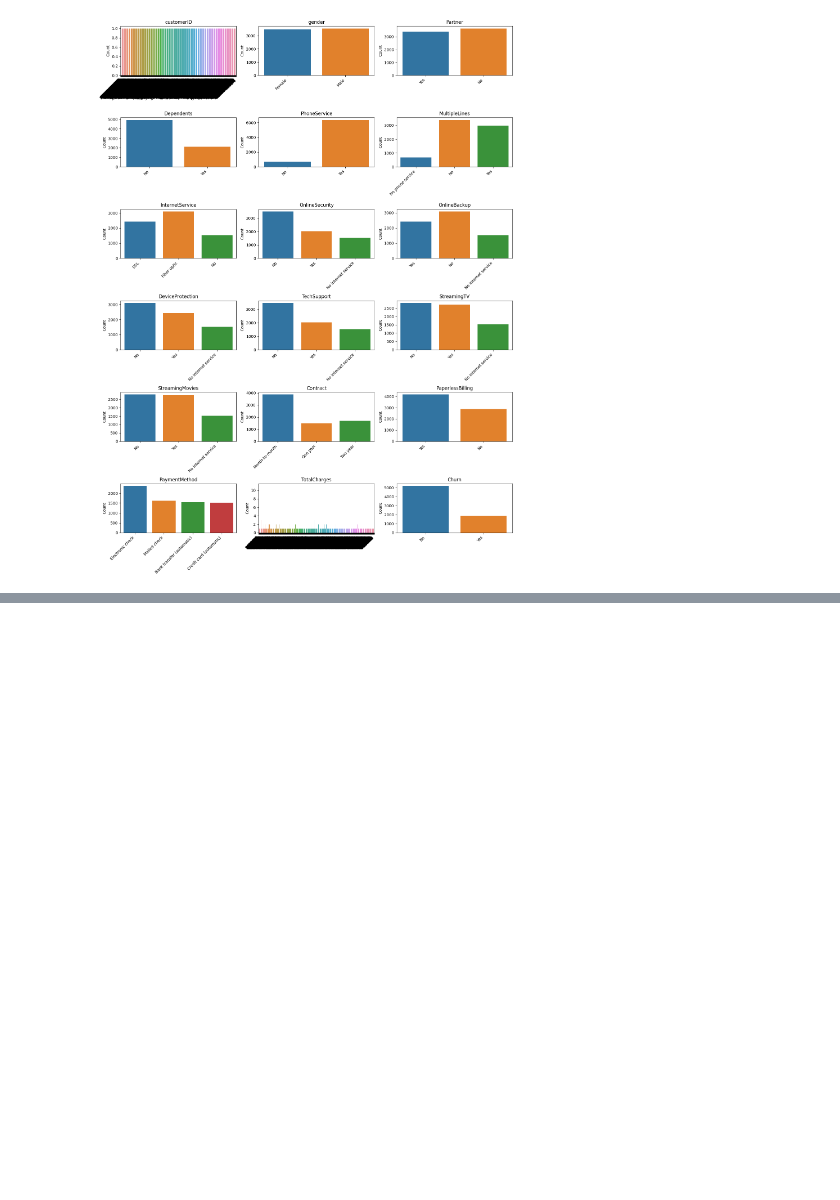
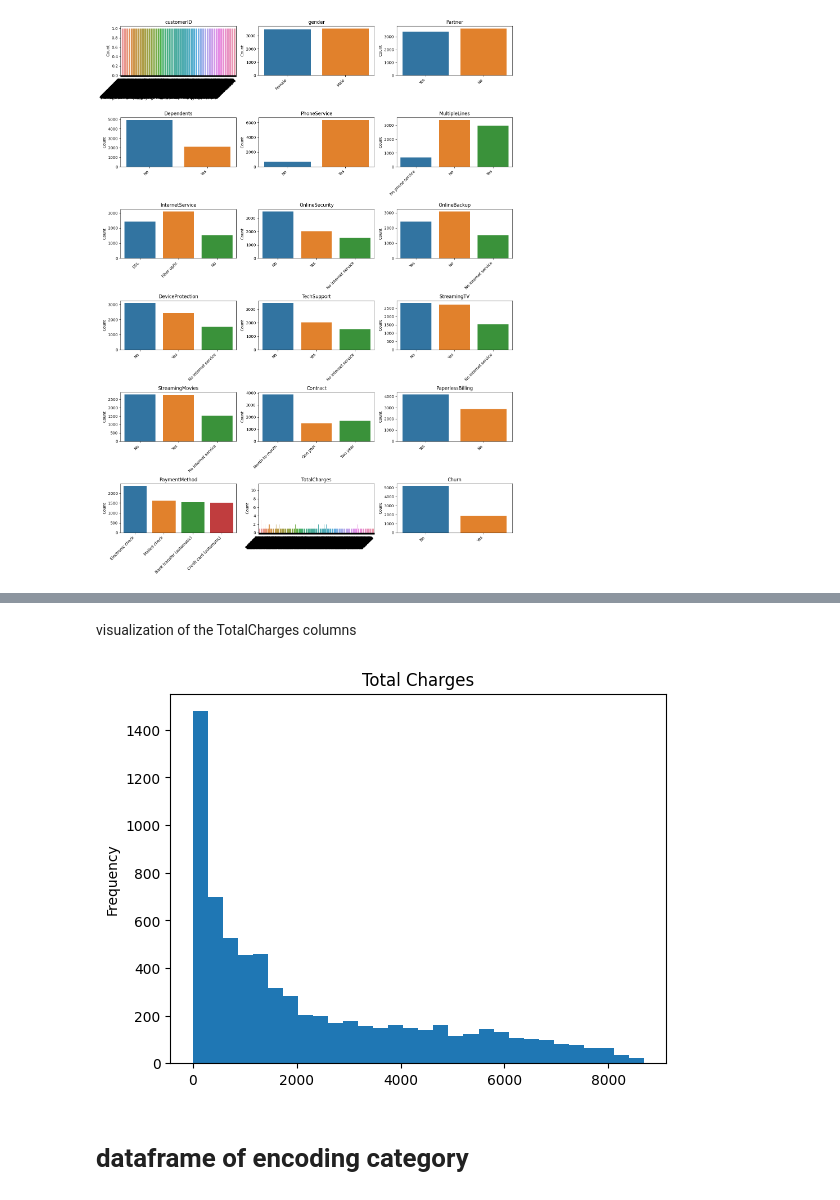
Before and after one commit to EddyKubwimana/83082025_Churning_Customers, a Jupyter notebook: Assignment3.ipynb, the cells around one changed output, grey strips where cells are left out. Saved outputs shown, nothing was run; the diff lists cells and outputs as text; code cells hidden in the pictures; blank space fills up the shorter version.

```diff
--- a/Assignment3.ipynb
+++ b/Assignment3.ipynb
@@ -129,0 +161,12 @@ plt.show()
+# %%
+categoricaldata.loc[488,"TotalCharges"] = "0"
+# %%
+TotalCharges =[]
+counter = 0
+
+for i in categoricaldata["TotalCharges"]:
+
+   if i != " ":
+     TotalCharges.append(float(i))
+   else:
+      TotalCharges.append(0.0)
@@ -129,0 +197,2 @@ plt.show()
+# %%
+numericaldata["TotalCharges"] = TotalCharges
@@ -129,0 +208,11 @@ plt.show()
+# %% [markdown]
+visualization of the TotalCharges columns
+# %%
+plt.hist(numericaldata["TotalCharges"], bins=30)
+plt.ylabel('Frequency')
+plt.title('Total Charges')
+plt.show()
+# %% [output]
+[figure, added]
+# %% [markdown]
+# dataframe of encoding category
```
Also changed, not shown: parts of 43 cells of this notebook.
